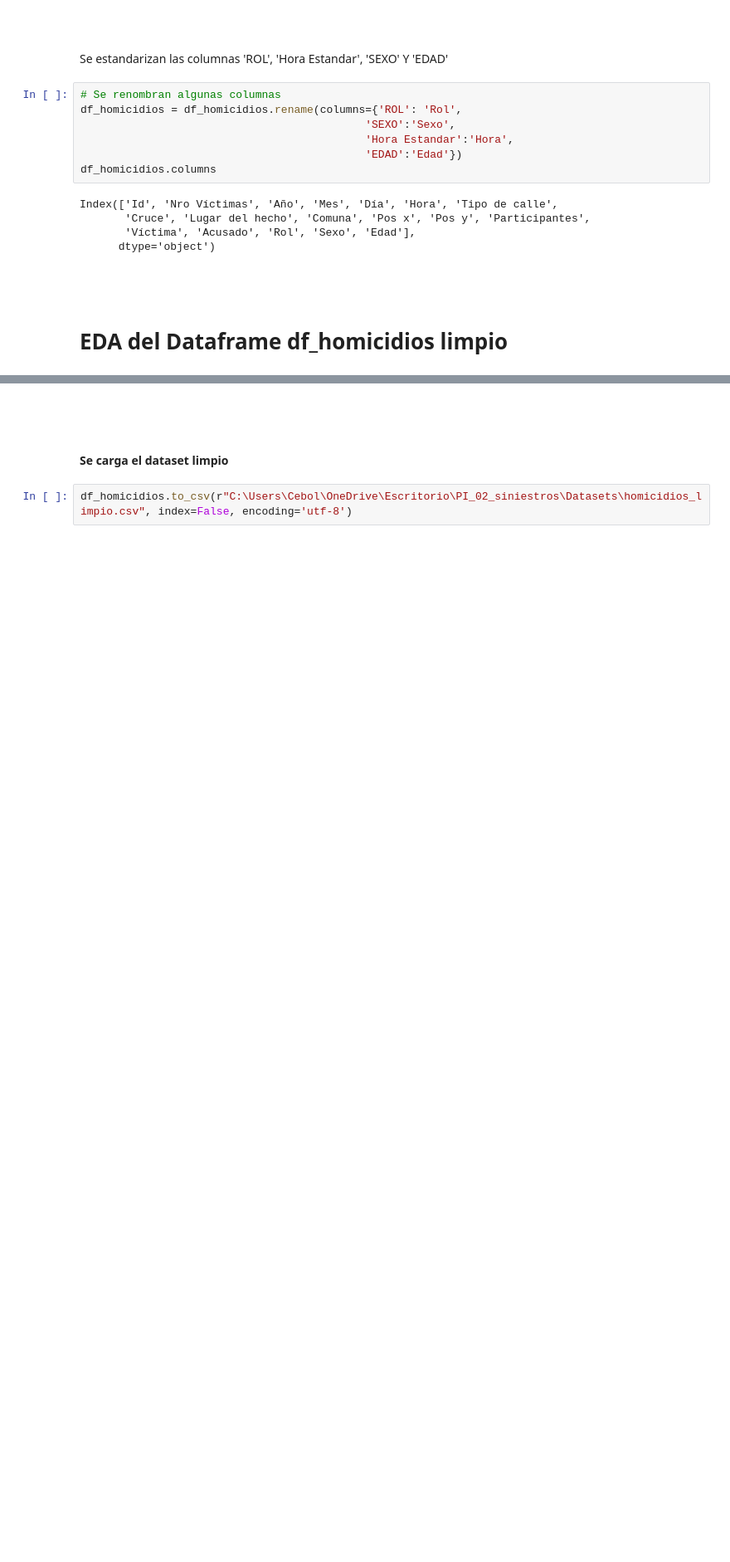
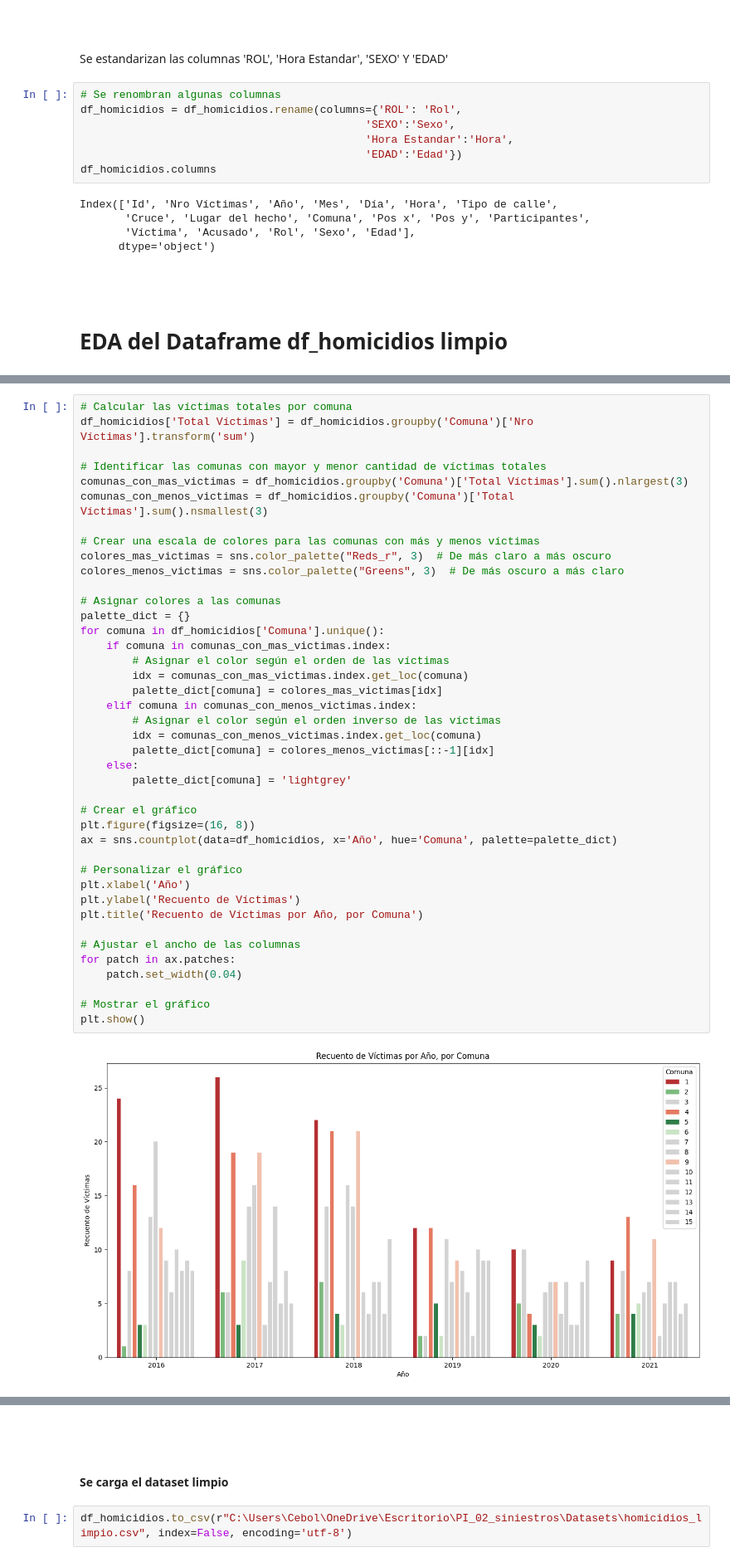
Before and after one commit to SebitaElGordito/PI_02_siniestros_viales, a Jupyter notebook: ETL y EDA.ipynb, the cells around one changed output, grey strips where cells are left out. Shown at 83% size. Saved outputs shown, nothing was run; the diff lists cells and outputs as text; blank space fills up the shorter version.

```diff
--- a/ETL y EDA.ipynb
+++ b/ETL y EDA.ipynb
@@ -601,0 +713,43 @@ Index(['Id', 'Nro Víctimas', 'Año', 'Mes', 'Día', 'Hora', 'Tipo de calle',
+# %%
+# Calcular las víctimas totales por comuna
+df_homicidios['Total Víctimas'] = df_homicidios.groupby('Comuna')['Nro Víctimas'].transform('sum')
+
+# Identificar las comunas con mayor y menor cantidad de víctimas totales
+comunas_con_mas_victimas = df_homicidios.groupby('Comuna')['Total Víctimas'].sum().nlargest(3)
+comunas_con_menos_victimas = df_homicidios.groupby('Comuna')['Total Víctimas'].sum().nsmallest(3)
+
+# Crear una escala de colores para las comunas con más y menos víctimas
+colores_mas_victimas = sns.color_palette("Reds_r", 3)  # De más claro a más oscuro
+colores_menos_victimas = sns.color_palette("Greens", 3)  # De más oscuro a más claro
+
+# Asignar colores a las comunas
+palette_dict = {}
+for comuna in df_homicidios['Comuna'].unique():
+    if comuna in comunas_con_mas_victimas.index:
+        # Asignar el color según el orden de las víctimas
+        idx = comunas_con_mas_victimas.index.get_loc(comuna)
+        palette_dict[comuna] = colores_mas_victimas[idx]
+    elif comuna in comunas_con_menos_victimas.index:
+        # Asignar el color según el orden inverso de las víctimas
+        idx = comunas_con_menos_victimas.index.get_loc(comuna)
+        palette_dict[comuna] = colores_menos_victimas[::-1][idx]
+    else:
+        palette_dict[comuna] = 'lightgrey'
+
+# Crear el gráfico
+plt.figure(figsize=(16, 8))
+ax = sns.countplot(data=df_homicidios, x='Año', hue='Comuna', palette=palette_dict)
+
+# Personalizar el gráfico
+plt.xlabel('Año')
+plt.ylabel('Recuento de Víctimas')
+plt.title('Recuento de Víctimas por Año, por Comuna')
+
+# Ajustar el ancho de las columnas
+for patch in ax.patches:
+    patch.set_width(0.04)
+
+# Mostrar el gráfico
+plt.show()
+# %% [output]
+[figure, added]
```
Also changed, not shown: parts of 17 cells of this notebook, 2 other files.
